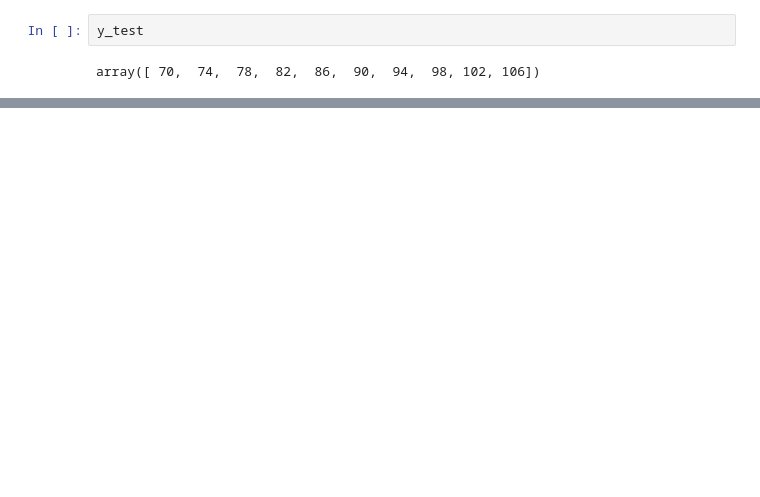
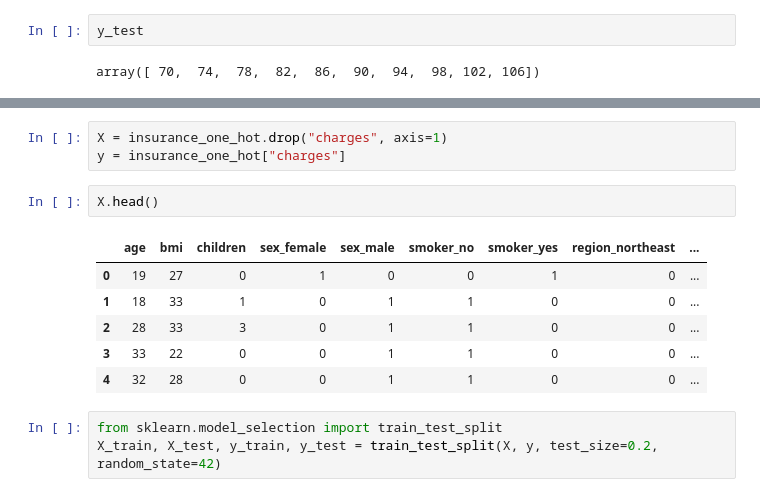
Before and after one commit to yash3028/TensorFlow, a Jupyter notebook: tensorflow_2.ipynb, the cells around one changed output, grey strips where cells are left out. Drawn from its saved outputs; the diff is of its cells as text; blank space fills up the shorter version.

```diff
--- a/tensorflow_2.ipynb
+++ b/tensorflow_2.ipynb
@@ -381,0 +407,15 @@ array([[49.58456 ],
+# %%
+X = insurance_one_hot.drop("charges", axis=1)
+y = insurance_one_hot["charges"]
+# %%
+X.head()
+# %% [output]
+|  | age | bmi | children | sex_female | sex_male | smoker_no | smoker_yes | region_northeast | ... |
+| 0 | 19 | 27 | 0 | 1 | 0 | 0 | 1 | 0 | ... |
+| 1 | 18 | 33 | 1 | 0 | 1 | 1 | 0 | 0 | ... |
+| 2 | 28 | 33 | 3 | 0 | 1 | 1 | 0 | 0 | ... |
+| 3 | 33 | 22 | 0 | 0 | 1 | 1 | 0 | 0 | ... |
+| 4 | 32 | 28 | 0 | 0 | 1 | 1 | 0 | 0 | ... |
+# %%
+from sklearn.model_selection import train_test_split
+X_train, X_test, y_train, y_test = train_test_split(X, y, test_size=0.2, random_state=42)
```
Also changed, not shown: parts of 30 cells of this notebook.
